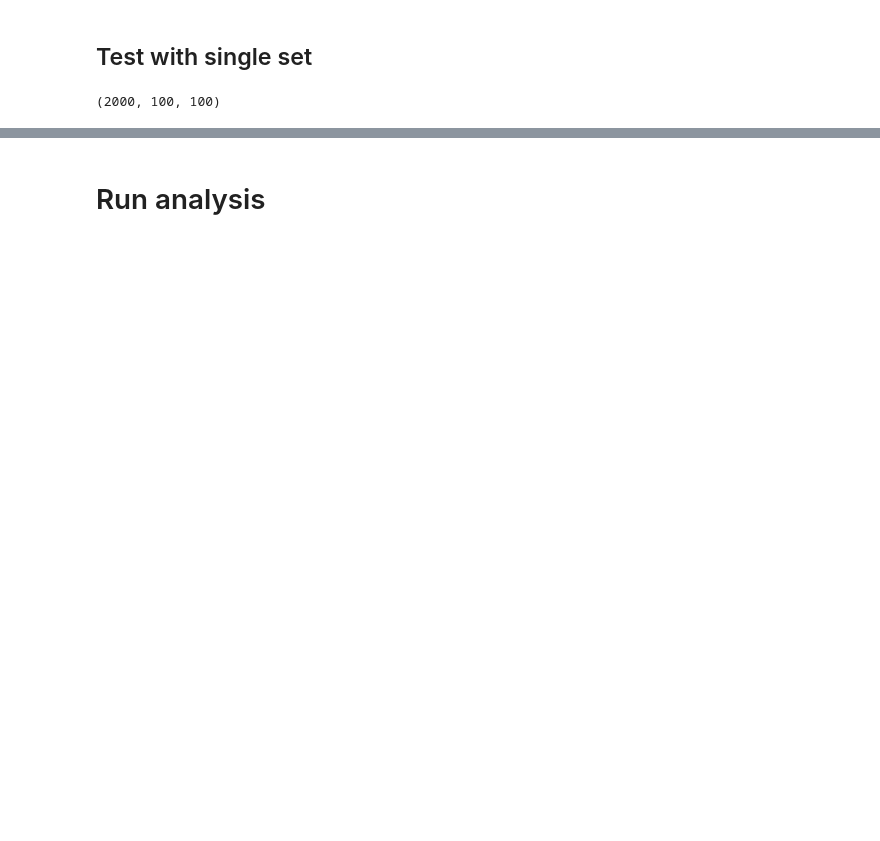
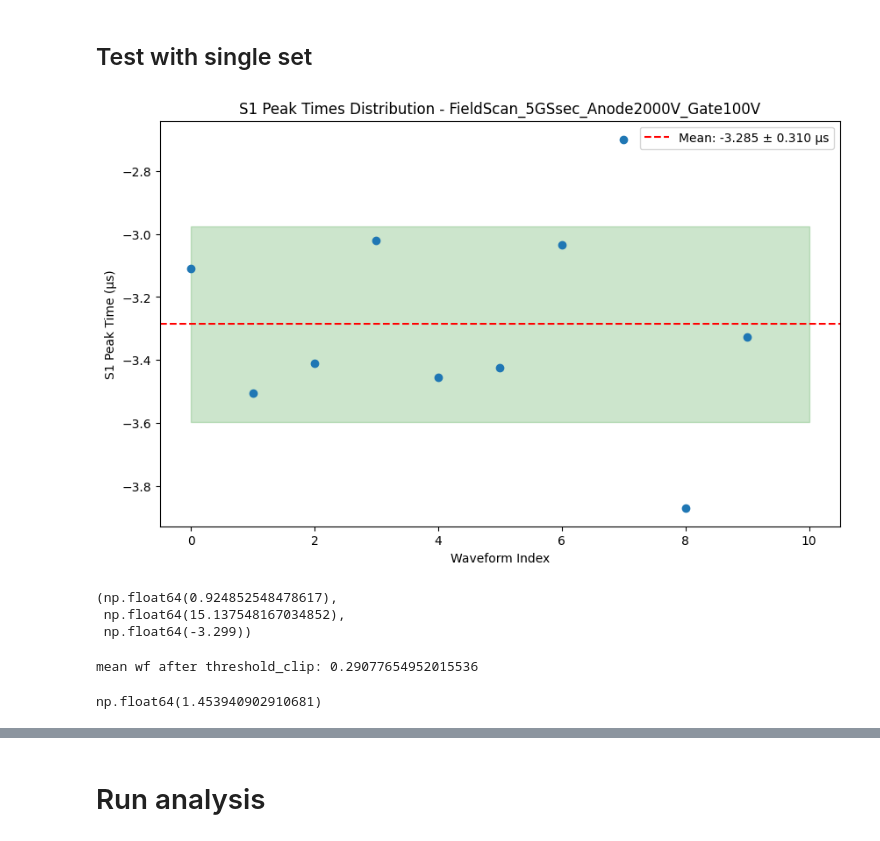
Before and after one commit to proscrite/RaTag, a Jupyter notebook: notebooks/s2_transformation_FP.ipynb, the cells around one changed output, grey strips where cells are left out. Drawn from its saved outputs; the diff is of its cells as text; code cells hidden in the pictures; blank space fills up the shorter version.

```diff
--- a/notebooks/s2_transformation_FP.ipynb
+++ b/notebooks/s2_transformation_FP.ipynb
@@ -43,9 +70,24 @@ np.float64(1.4571361031368357)
 ## Test with single set
 # %%
 set100 = constructors.set_from_dir(meas_path)
-set100.filenames[:3]
-set100.metadata['anode'], set100.metadata['gate'], set100.metadata.get('gate')
+
+set100 = constructors.set_fields(set100, run5.drift_gap, run5.el_gap, run5.gas_density)
+set100 = constructors.set_transport_properties(set100, run5.drift_gap )
+set100 = constructors.estimate_s1_from_batches(set100, n_batches=10, batch_size=20, flag_plot=True)
 # %% [output]
-(2000, 100, 100)
+[figure, added]
+# %%
+set100.filenames[:3]
+set100.metadata['anode'], set100.metadata['gate'], set100.metadata.get('gate')
+set100.speed_drift, set100.time_drift, set100.metadata['t_s1']
+# %% [output]
+(np.float64(0.924852548478617),
+ np.float64(15.137548167034852),
+ np.float64(-3.299))
+# %%
+transf.s2_area_pipeline(dataIO.load_wfm(set100.source_dir / set100.filenames[3]), t_window = (11.17, 16.17), threshold=0.8, dt = 2e-4)
+# %% [output]
+mean wf after threshold_clip: 0.29077654952015536
+np.float64(1.453940902910681)
 # %%
 areas_100 = analysis.integrate_set_s2(set100, t_window=(11.17, 18.17), n_pedestal=2000, threshold=0.8, dt=2e-4)
```
Also changed, not shown: parts of 34 cells of this notebook, 2 other files.
